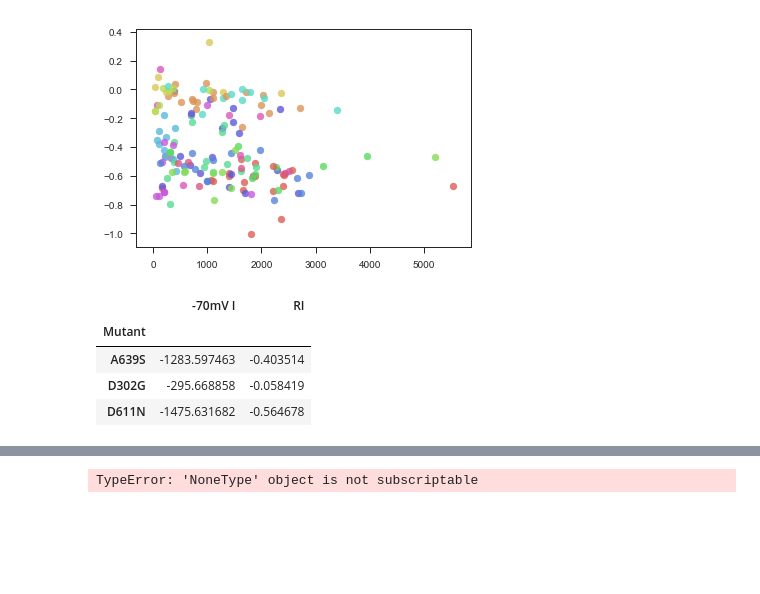
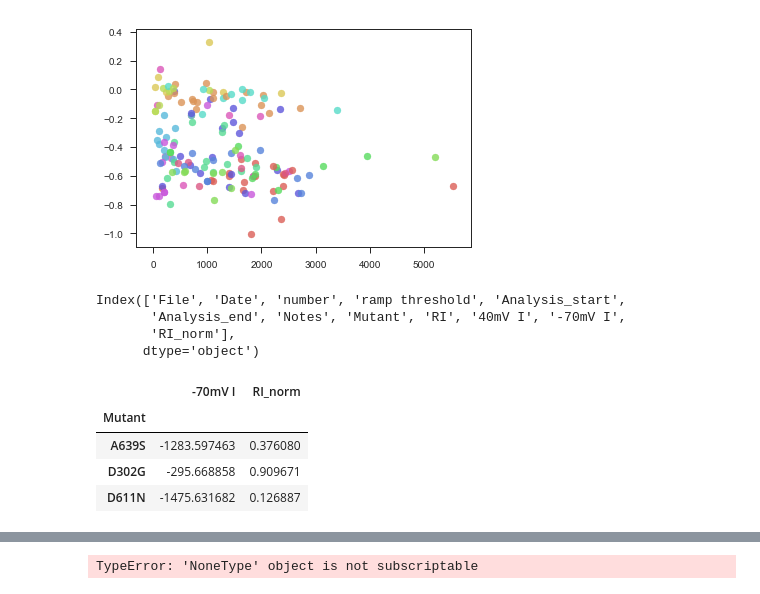
Before and after one commit to KullmannLab/AMPA_Synaptopathies, a Jupyter notebook: GluA2_graphs_March_Resub.ipynb, the cells around one changed output, grey strips where cells are left out. Cells and saved outputs as stored; diff of their text form; code cells hidden in the pictures; blank space fills up the shorter version.

```diff
--- a/GluA2_graphs_March_Resub.ipynb
+++ b/GluA2_graphs_March_Resub.ipynb
@@ -360,20 +360,27 @@ for row in range(len(het_ramps_df)):
 plt.show()
 # %% [output]
 [figure]
+# %%
+ramps_paper.columns
+# %% [output]
+Index(['File', 'Date', 'number', 'ramp threshold', 'Analysis_start',
+       'Analysis_end', 'Notes', 'Mutant', 'RI', '40mV I', '-70mV I',
+       'RI_norm'],
+      dtype='object')
 # %%
 # Change this to use actual amplitude measurement
 # Change to adjusted RI
 # Map to a color
 
-ramps_paper = het_ramps_df[het_ramps_df['Mutant'] != 'W788L']
-DK_scatter = ramps_paper.groupby('Mutant')[['-70mV I','RI']].mean()
+ramps_paper = het_ramps_df[het_ramps_df['Mutant'].isin(main_mutants)]
+DK_scatter = ramps_paper.groupby('Mutant')[['-70mV I','RI_norm']].mean()
 DK_scatter.head(3)
 # %% [output]
-|  | -70mV I | RI |
+|  | -70mV I | RI_norm |
 | Mutant |  |  |
-| A639S | -1283.597463 | -0.403514 |
-| D302G | -295.668858 | -0.058419 |
-| D611N | -1475.631682 | -0.564678 |
+| A639S | -1283.597463 | 0.376080 |
+| D302G | -295.668858 | 0.909671 |
+| D611N | -1475.631682 | 0.126887 |
 # %%
 # Need to add in the statistics here. Maybe 528T has a sig reduced RI?
 
```
Also changed, not shown: parts of 6 cells of this notebook.
